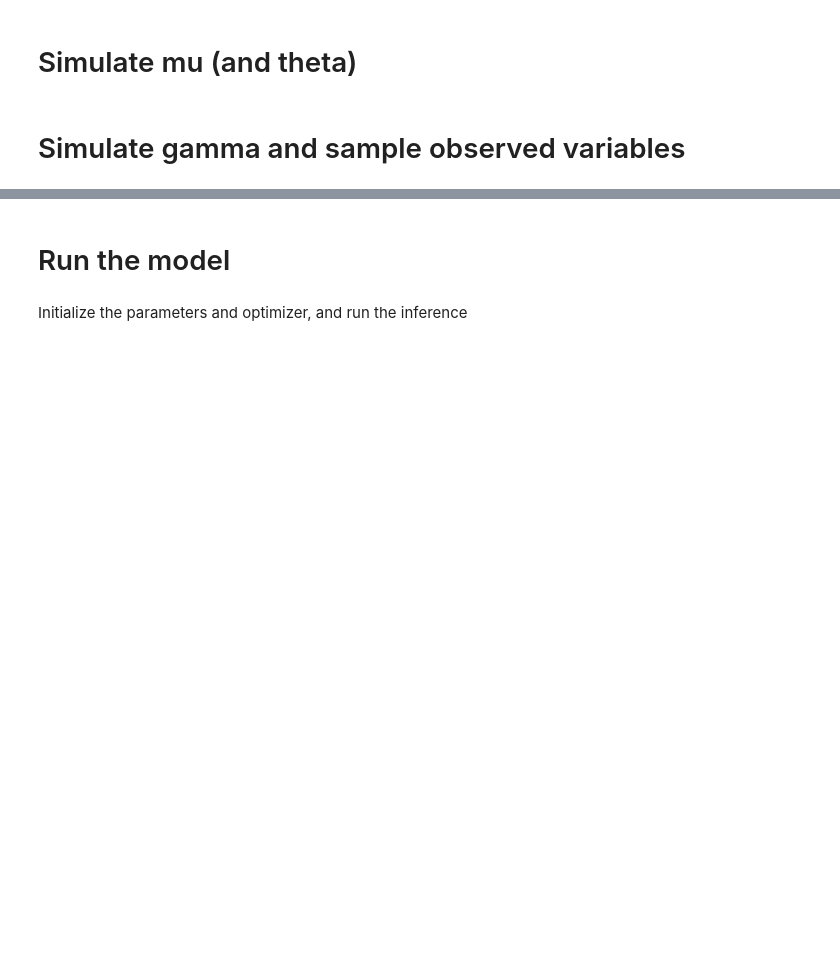
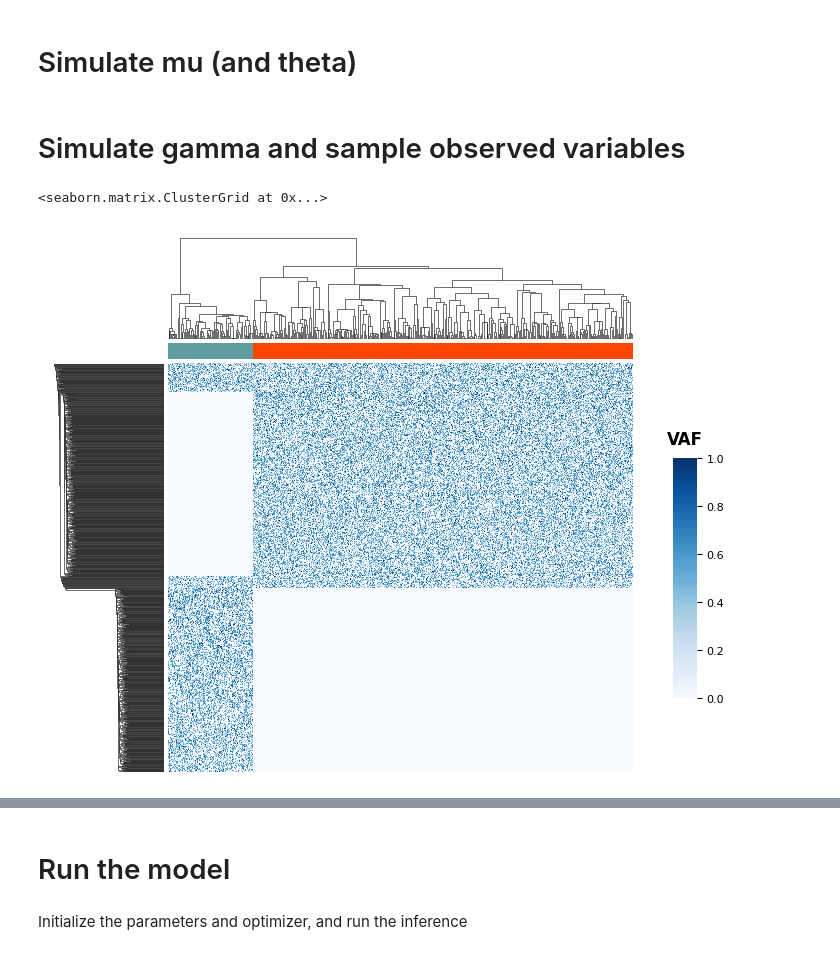
Before and after one commit to elena-buscaroli/snv_caller, a Jupyter notebook: binomial_lik/simple_simulation.ipynb, the cells around one changed output, grey strips where cells are left out. Drawn from its saved outputs; the diff is of its cells as text; code cells hidden in the pictures; blank space fills up the shorter version.

```diff
--- a/binomial_lik/simple_simulation.ipynb
+++ b/binomial_lik/simple_simulation.ipynb
@@ -131,3 +130,10 @@ theta_t[theta_t==0] = 1e-15
 theta_t[theta_t==1] = 1. - 1e-15
 
 gamma_t = mu_t = logit(theta_t)
+# %%
+plot_heatmap(theta_t, col_colors=label_colors,
+             linkage_matrix_col=linkage_matrix,
+             out_name="vaf.png", legend_title="VAF")
+# %% [output]
+<seaborn.matrix.ClusterGrid at 0x...>
+[figure, added]
```
Also changed, not shown: parts of 7 cells of this notebook, 15 other files.
